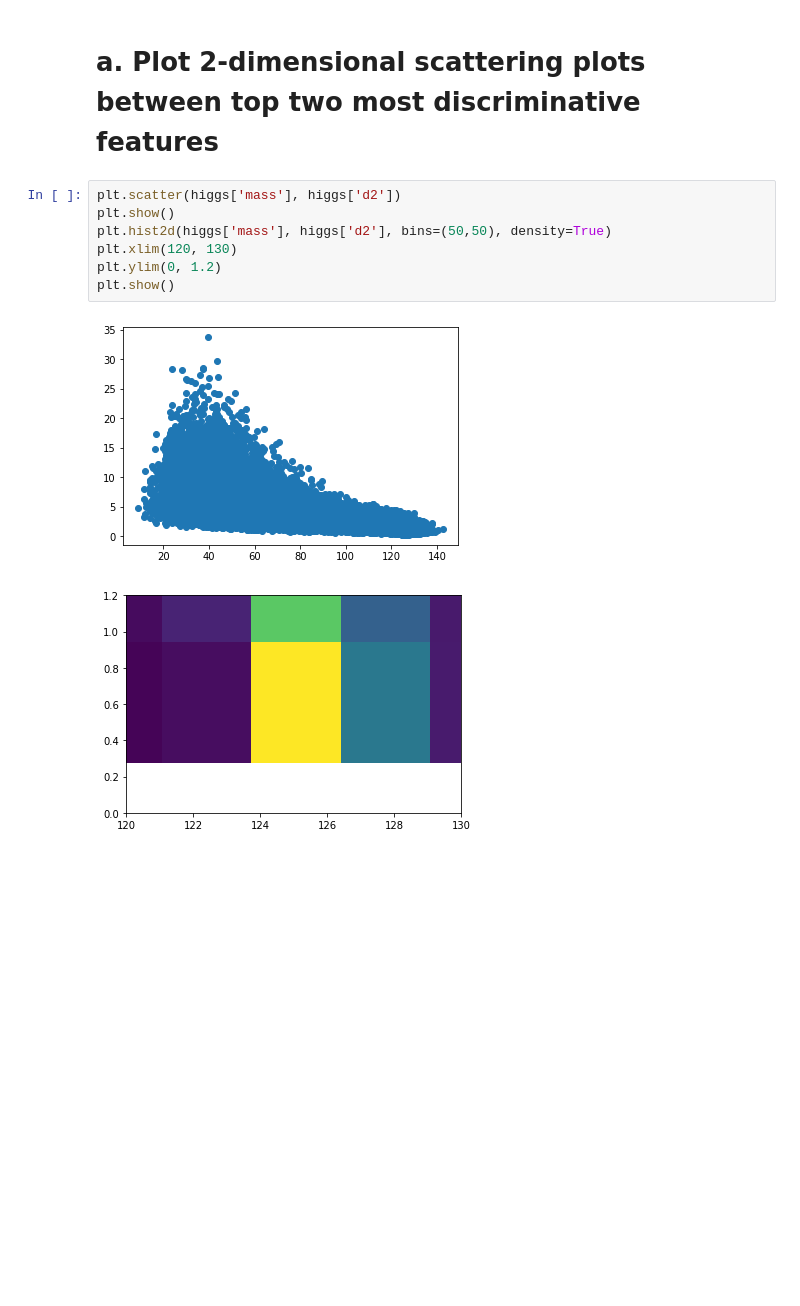
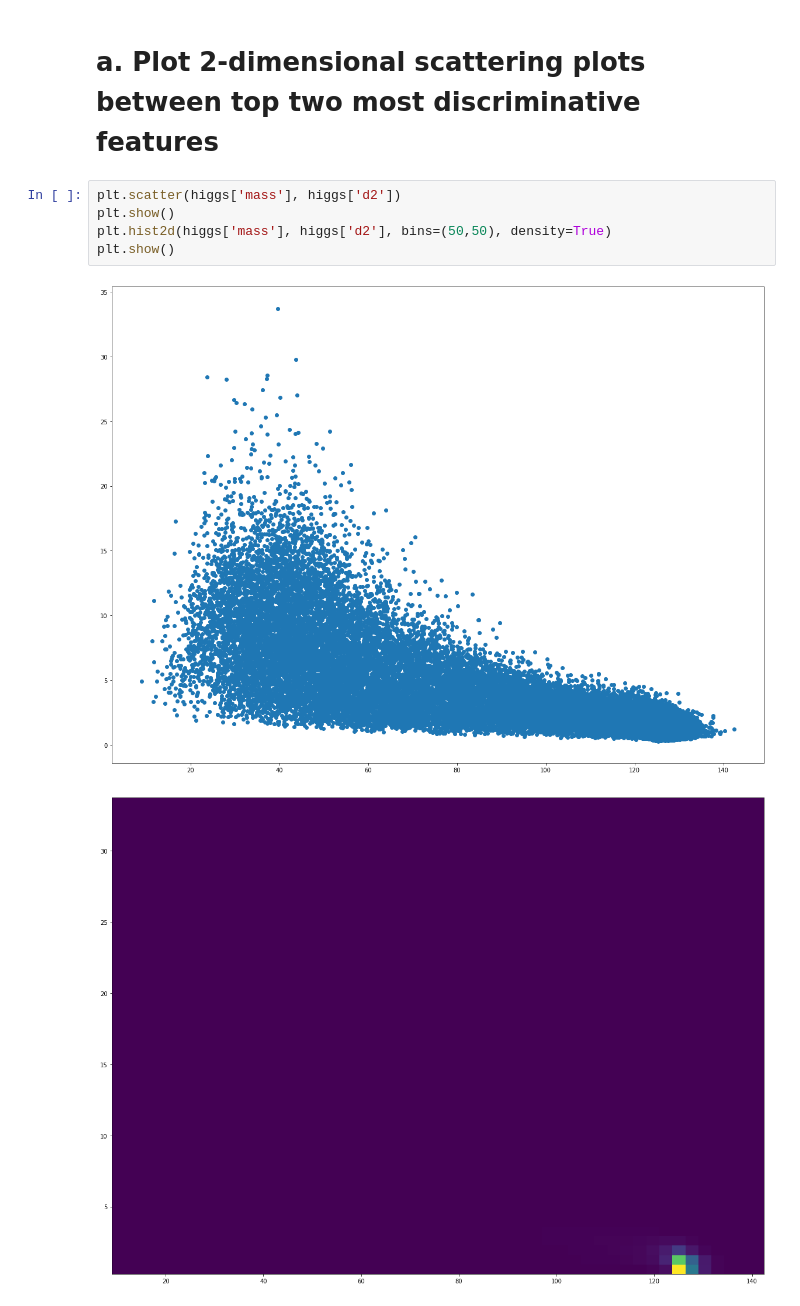
Before and after one commit to elocj/PHYS434, a Jupyter notebook: lab7/lab7.ipynb, the cells around one changed output. Drawn from its saved outputs; the diff is of its cells as text; blank space fills up the shorter version.

```diff
--- a/lab7/lab7.ipynb
+++ b/lab7/lab7.ipynb
@@ -841,10 +841,8 @@ In this exercise I will be examining the 3-to-2-point ECF ratio (d2) and for ext
 # %%
 plt.scatter(higgs['mass'], higgs['d2'])
 plt.show()
 plt.hist2d(higgs['mass'], higgs['d2'], bins=(50,50), density=True)
-plt.xlim(120, 130)
-plt.ylim(0, 1.2)
 plt.show()
 # %% [output]
-[figure, old version]
+[figure, new version]
-[figure, old version]
+[figure, new version]
```
Also changed, not shown: parts of 1 cell of this notebook, 1 other file.
